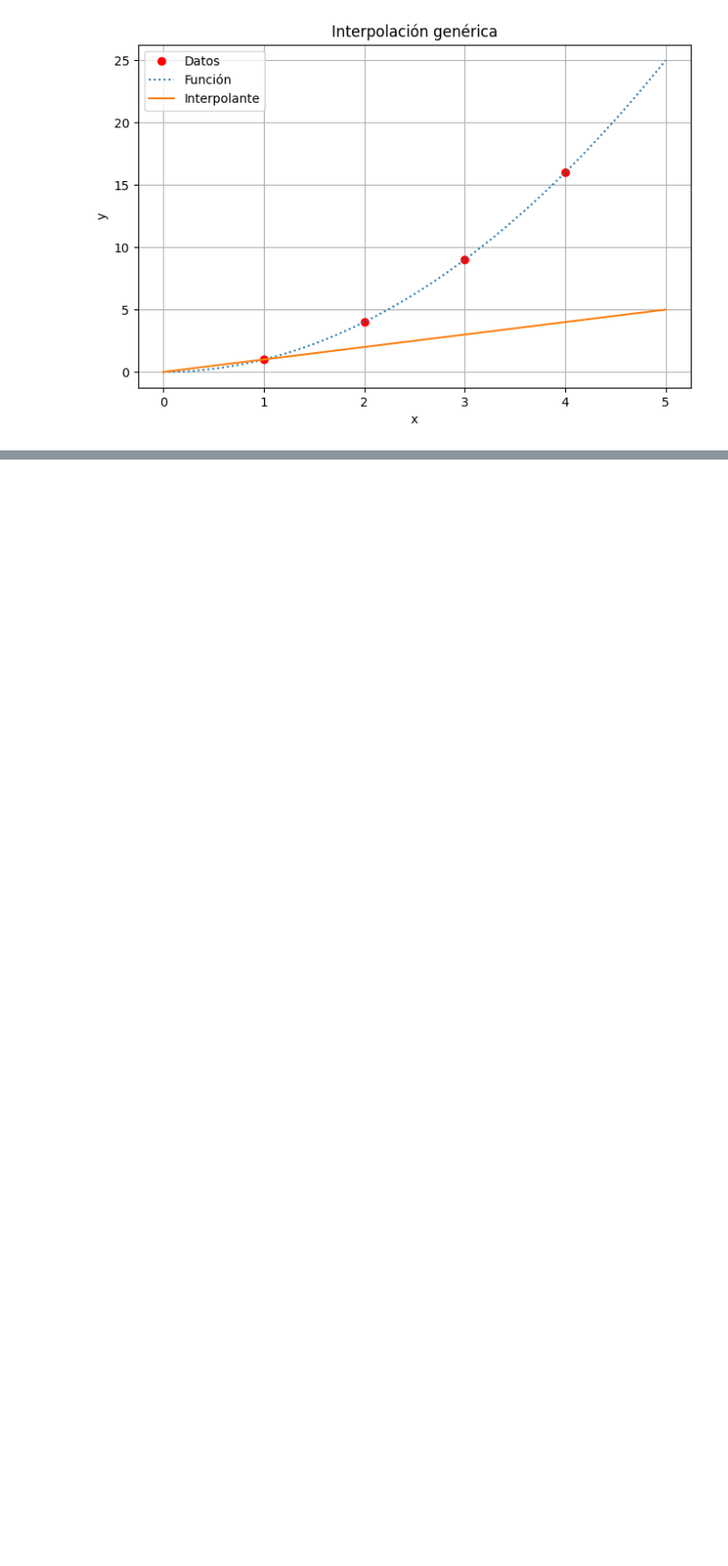
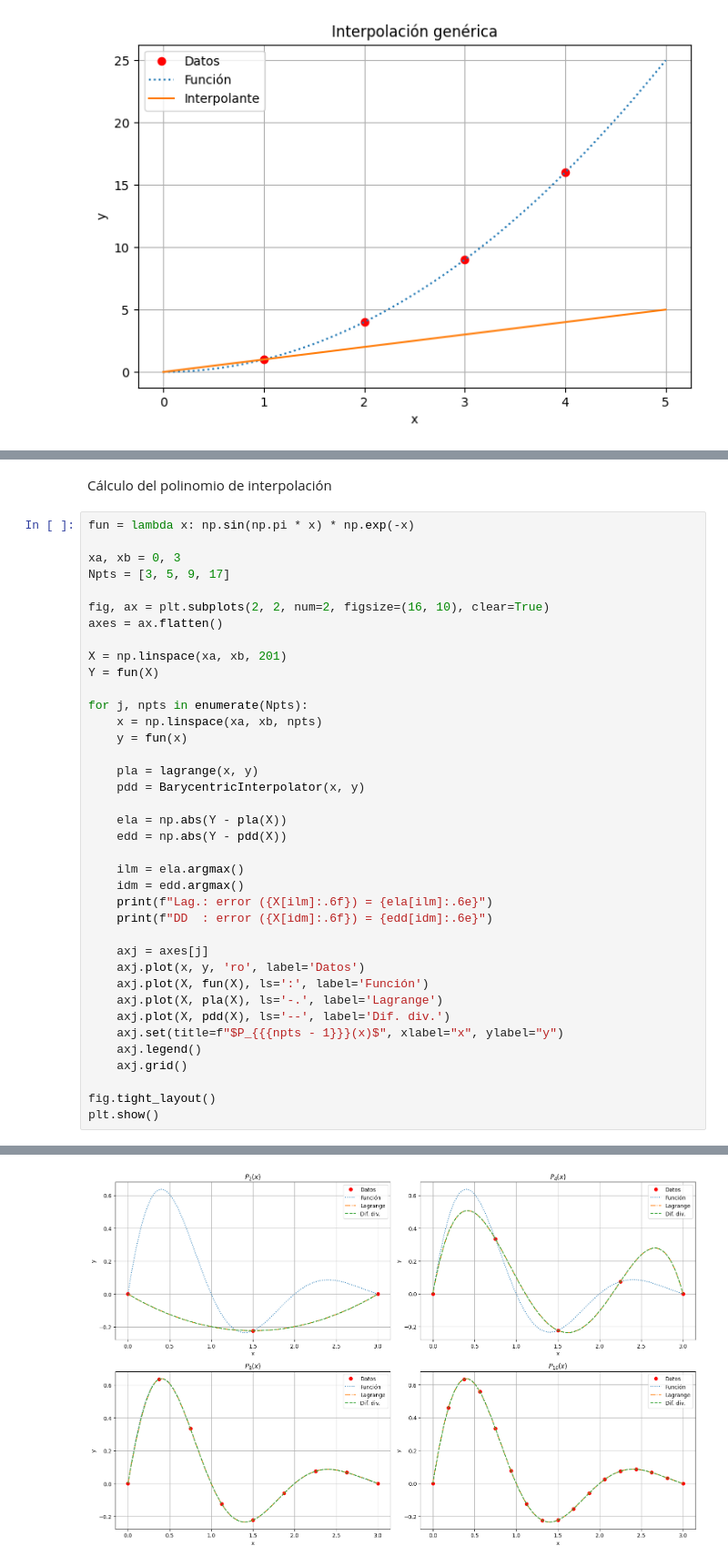
Before and after one commit to miguelinente/MNAF_MiguelEnterria, a Jupyter notebook: practicas/PracticaInterpolacion.ipynb, the cells around one changed output, grey strips where cells are left out. Shown at 91% size. Drawn from its saved outputs; the diff is of its cells as text; blank space fills up the shorter version.

```diff
--- a/practicas/PracticaInterpolacion.ipynb
+++ b/practicas/PracticaInterpolacion.ipynb
@@ -160,0 +216,41 @@ plt.show()
+# %% [markdown]
+Cálculo del polinomio de interpolación
+# %%
+fun = lambda x: np.sin(np.pi * x) * np.exp(-x)
+
+xa, xb = 0, 3
+Npts = [3, 5, 9, 17]
+
+fig, ax = plt.subplots(2, 2, num=2, figsize=(16, 10), clear=True)
+axes = ax.flatten()
+
+X = np.linspace(xa, xb, 201)
+Y = fun(X)
+
+for j, npts in enumerate(Npts):
+    x = np.linspace(xa, xb, npts)
+    y = fun(x)
+
+    pla = lagrange(x, y)
+    pdd = BarycentricInterpolator(x, y)
+
+    ela = np.abs(Y - pla(X))
+    edd = np.abs(Y - pdd(X))
+
+    ilm = ela.argmax()
+    idm = edd.argmax()
+    print(f"Lag.: error ({X[ilm]:.6f}) = {ela[ilm]:.6e}")
+    print(f"DD  : error ({X[idm]:.6f}) = {edd[idm]:.6e}")
+
+    axj = axes[j]
+    axj.plot(x, y, 'ro', label='Datos')
+    axj.plot(X, fun(X), ls=':', label='Función')
+    axj.plot(X, pla(X), ls='-.', label='Lagrange')
+    axj.plot(X, pdd(X), ls='--', label='Dif. div.')
+    axj.set(title=f"$P_{{{npts - 1}}}(x)$", xlabel="x", ylabel="y")
+    axj.legend()
+    axj.grid()
+
+fig.tight_layout()
+plt.show()
+# %% [output]
@@ -160,0 +265 @@ plt.show()
+[figure, added]
```
Also changed, not shown: parts of 18 cells of this notebook, 6 other files.
